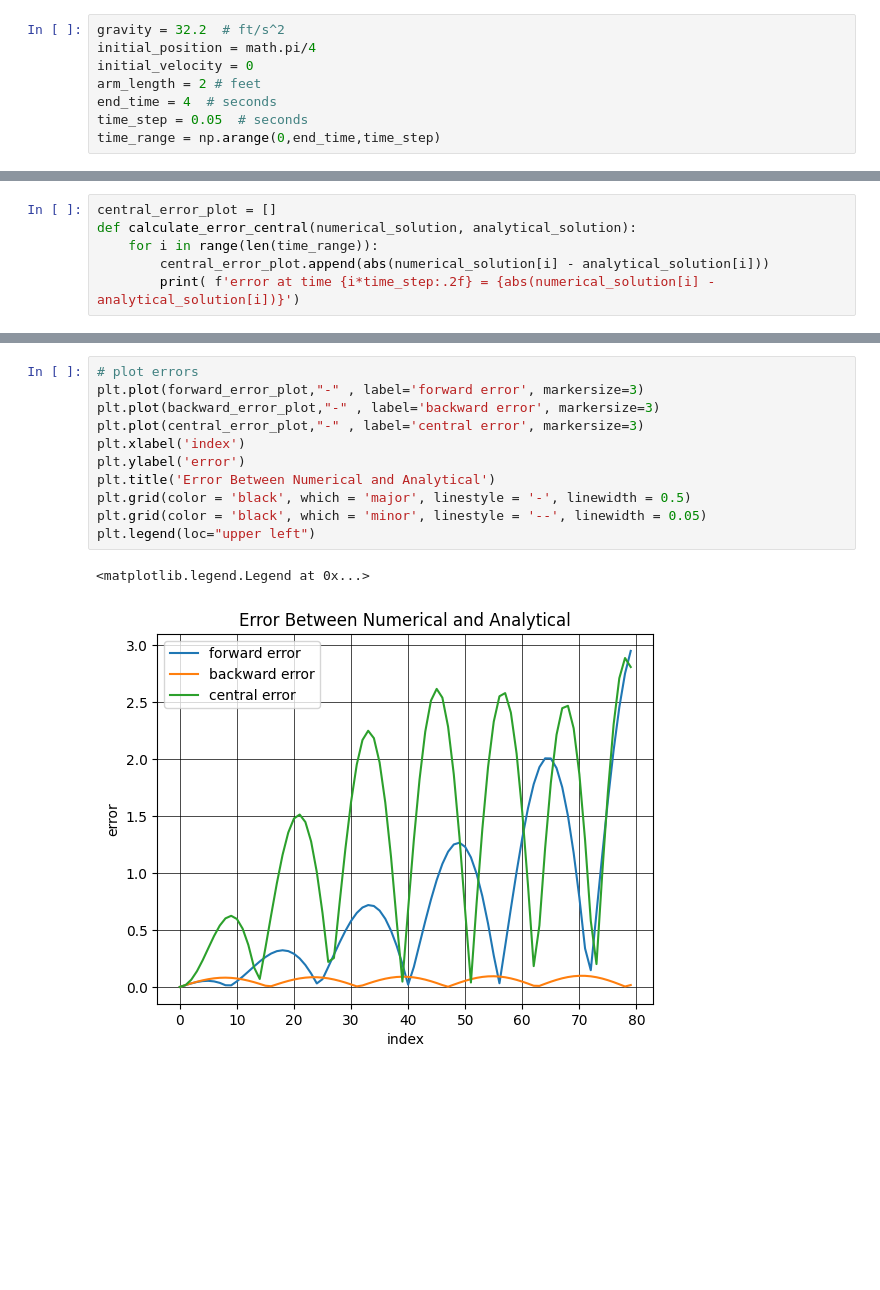
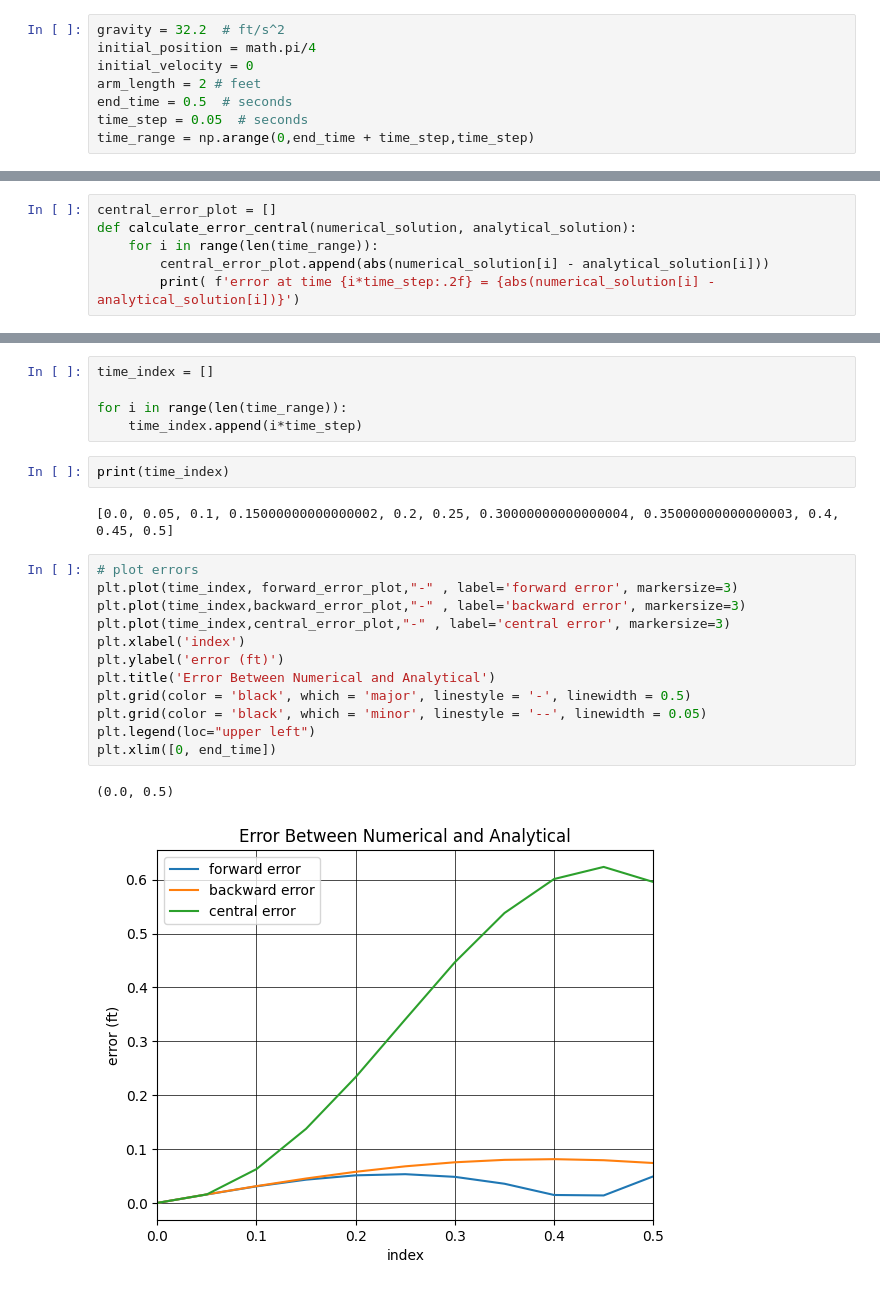
Before and after one commit to aqsnyder/FEA, a Jupyter notebook: p_set_1/ps1_1.ipynb, the cells around one changed output, grey strips where cells are left out. Cells and saved outputs as stored; diff of their text form; blank space fills up the shorter version.

```diff
--- a/p_set_1/ps1_1.ipynb
+++ b/p_set_1/ps1_1.ipynb
@@ -10,8 +10,8 @@ gravity = 32.2  # ft/s^2
 initial_position = math.pi/4
 initial_velocity = 0
 arm_length = 2 # feet
-end_time = 4  # seconds
+end_time = 0.5  # seconds
 time_step = 0.05  # seconds
-time_range = np.arange(0,end_time,time_step)
+time_range = np.arange(0,end_time + time_step,time_step)
 # %% [markdown]
 \begin{equation*}
@@ -191,14 +173,24 @@ error at time 3.95 = 2.8057892668856694
+# %%
+time_index = []
+
+for i in range(len(time_range)):
+    time_index.append(i*time_step)
+# %%
+print(time_index)
+# %% [output]
+[0.0, 0.05, 0.1, 0.15000000000000002, 0.2, 0.25, 0.30000000000000004, 0.35000000000000003, 0.4, 0.45, 0.5]
 # %%
 # plot errors
-plt.plot(forward_error_plot,"-" , label='forward error', markersize=3)
-plt.plot(backward_error_plot,"-" , label='backward error', markersize=3)
-plt.plot(central_error_plot,"-" , label='central error', markersize=3)
+plt.plot(time_index, forward_error_plot,"-" , label='forward error', markersize=3)
+plt.plot(time_index,backward_error_plot,"-" , label='backward error', markersize=3)
+plt.plot(time_index,central_error_plot,"-" , label='central error', markersize=3)
 plt.xlabel('index')
-plt.ylabel('error')
+plt.ylabel('error (ft)')
 plt.title('Error Between Numerical and Analytical')
 plt.grid(color = 'black', which = 'major', linestyle = '-', linewidth = 0.5)
 plt.grid(color = 'black', which = 'minor', linestyle = '--', linewidth = 0.05)
 plt.legend(loc="upper left")
+plt.xlim([0, end_time])
 # %% [output]
-<matplotlib.legend.Legend at 0x...>
+(0.0, 0.5)
-[figure, old version]
+[figure, new version]
```
Also changed, not shown: parts of 7 cells of this notebook.
